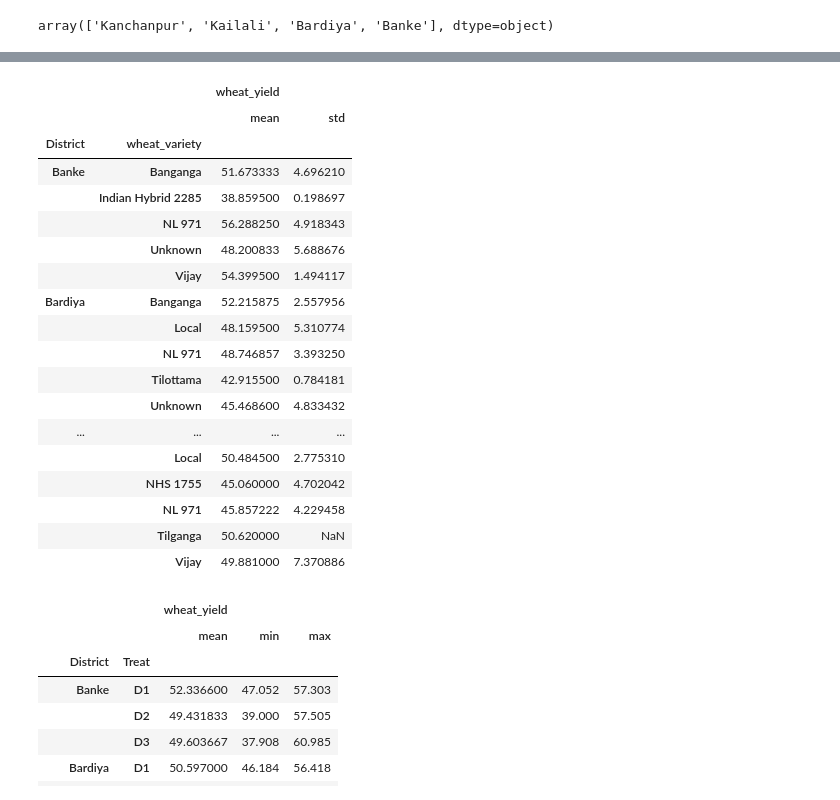
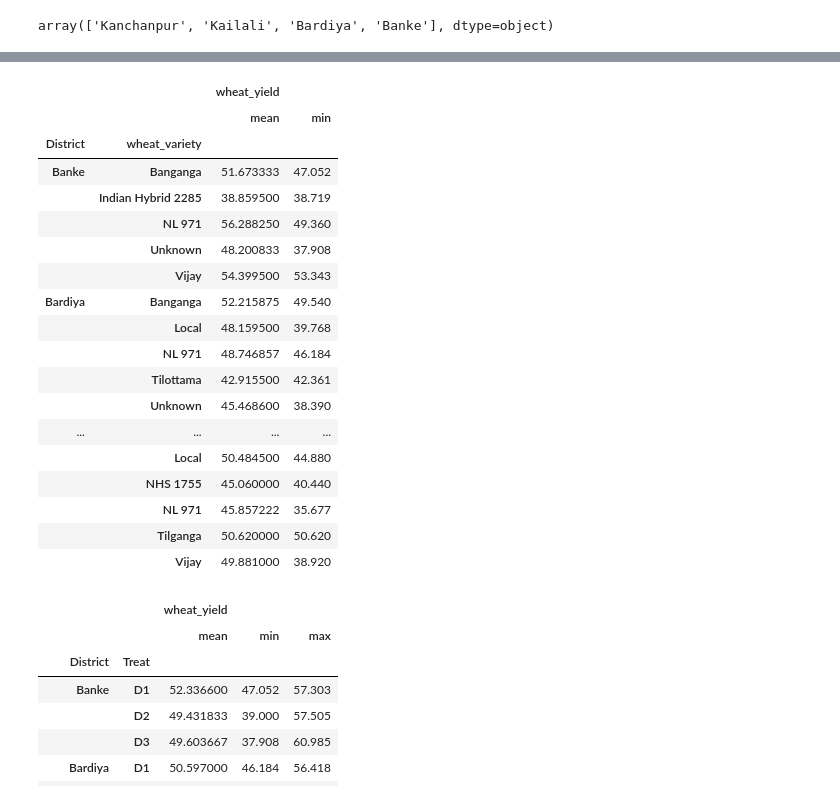
Before and after one commit to developmentseed/sat-ml-training, a Jupyter notebook: _notebooks/2020-07-29-Crop_yield_modeling_with_XGBoost.ipynb, the cells around one changed output, grey strips where cells are left out. Cells and saved outputs as stored; diff of their text form; code cells hidden in the pictures.

```diff
--- a/_notebooks/2020-07-29-Crop_yield_modeling_with_XGBoost.ipynb
+++ b/_notebooks/2020-07-29-Crop_yield_modeling_with_XGBoost.ipynb
@@ -61,5 +61,6 @@ The following dataset contain 145 field measurement of wheat yield data.
 # %%
 # reading collected wheat productivity data from excel.
 wheat_2018 = pd.read_excel(op.join(crop_data, 'Wheat yield_Field_Demonstrartion_sites_2018.xlsx'))
-wheat_2018.head()
+wheat_2018 = wheat_2018.drop(columns=['Farmer'])
+wheat_2018.head(1)
 # %% [output]
@@ -105,25 +100,25 @@ only_yield.head()
 # %%
-only_yield.groupby(by=['District', 'wheat_variety']).agg({'wheat_yield': ['mean', 'std']})
+only_yield.groupby(by=['District', 'wheat_variety']).agg({'wheat_yield': ['mean', 'min']})
 # %% [output]
 |  |  | wheat_yield |  |
-|  |  | mean | std |
+|  |  | mean | min |
 | District | wheat_variety |  |  |
-| Banke | Banganga | 51.673333 | 4.696210 |
-|  | Indian Hybrid 2285 | 38.859500 | 0.198697 |
-|  | NL 971 | 56.288250 | 4.918343 |
-|  | Unknown | 48.200833 | 5.688676 |
-|  | Vijay | 54.399500 | 1.494117 |
-| Bardiya | Banganga | 52.215875 | 2.557956 |
-|  | Local | 48.159500 | 5.310774 |
-|  | NL 971 | 48.746857 | 3.393250 |
-|  | Tilottama | 42.915500 | 0.784181 |
-|  | Unknown | 45.468600 | 4.833432 |
+| Banke | Banganga | 51.673333 | 47.052 |
+|  | Indian Hybrid 2285 | 38.859500 | 38.719 |
+|  | NL 971 | 56.288250 | 49.360 |
+|  | Unknown | 48.200833 | 37.908 |
+|  | Vijay | 54.399500 | 53.343 |
+| Bardiya | Banganga | 52.215875 | 49.540 |
+|  | Local | 48.159500 | 39.768 |
+|  | NL 971 | 48.746857 | 46.184 |
+|  | Tilottama | 42.915500 | 42.361 |
+|  | Unknown | 45.468600 | 38.390 |
 | ... | ... | ... | ... |
-|  | Local | 50.484500 | 2.775310 |
-|  | NHS 1755 | 45.060000 | 4.702042 |
-|  | NL 971 | 45.857222 | 4.229458 |
-|  | Tilganga | 50.620000 | NaN |
-|  | Vijay | 49.881000 | 7.370886 |
+|  | Local | 50.484500 | 44.880 |
+|  | NHS 1755 | 45.060000 | 40.440 |
+|  | NL 971 | 45.857222 | 35.677 |
+|  | Tilganga | 50.620000 | 50.620 |
+|  | Vijay | 49.881000 | 38.920 |
 # %%
 # see wheat yield differences by the districs by wheat treatment
 only_yield.groupby(by=['District', 'Treat']).agg({'wheat_yield': ['mean', 'min', 'max']})
```
Also changed, not shown: parts of 35 cells of this notebook.
